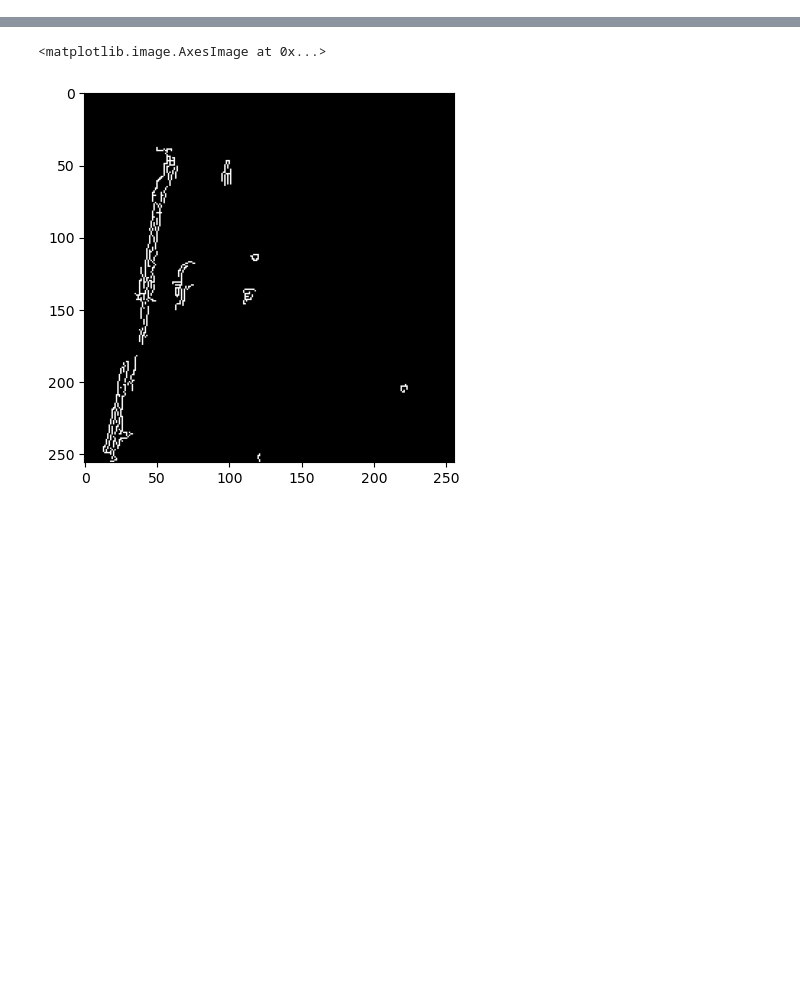
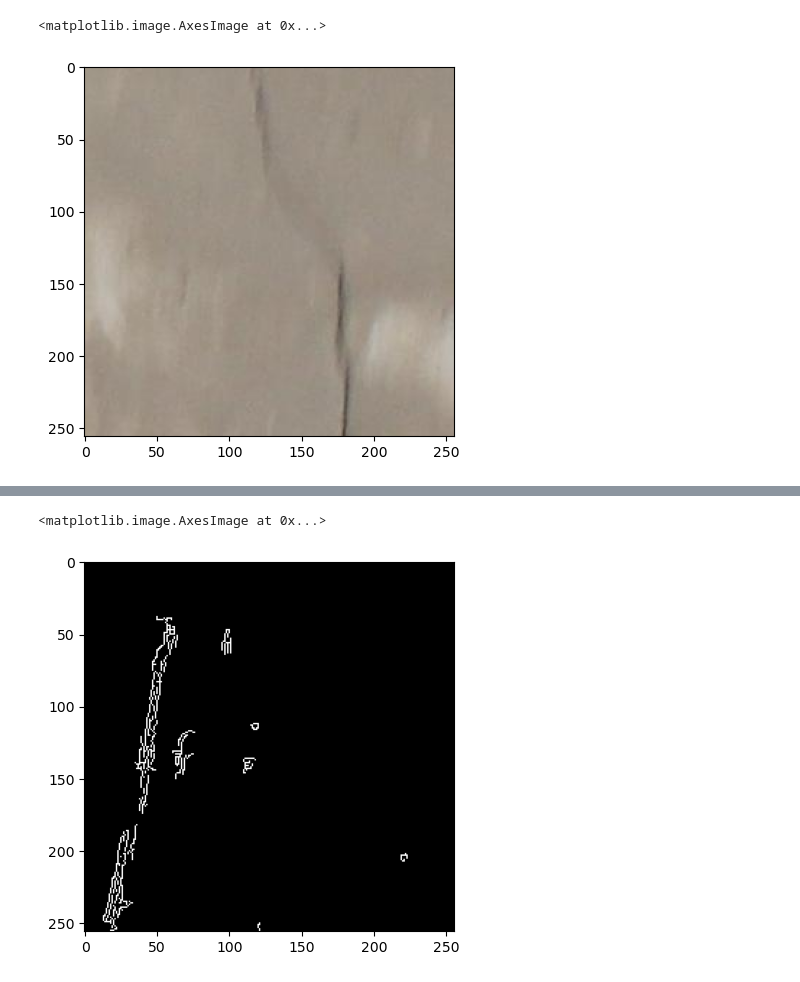
Before and after one commit to esterchamps/Projeto-PDI, a Jupyter notebook: Modelo_rachaduras.ipynb, the cells around one changed output, grey strips where cells are left out. Cells and saved outputs as stored; diff of their text form; code cells hidden in the pictures; blank space fills up the shorter version.

Commit message:
adicionando leitura das imagens com median blur

```diff
--- a/Modelo_rachaduras.ipynb
+++ b/Modelo_rachaduras.ipynb
@@ -15,16 +15,21 @@ image_heigth = 256
 # %%
 crack_images_list = []
 for image_name in crack_images_name_list:
-    im = cv2.imread('dataset/train/crack/'+ image_name, cv2.IMREAD_GRAYSCALE)
-    #im_color = cv2.cvtColor(im, cv2.COLOR_BGR2RGB)
-    im_resized = cv2.resize(im, (image_width, image_heigth))
+    im = cv2.imread('dataset/train/crack/'+ image_name)
+    im_color = cv2.cvtColor(im, cv2.COLOR_BGR2RGB)
+    im_resized = cv2.resize(im_color, (image_width, image_heigth))
+    im_blur = cv2.medianBlur(im_resized, 3)
     crack_images_list.append(im_resized)
 
 noncrack_images_list = []
 for image_name in noncrack_images_name_list:
     im = cv2.imread('dataset/train/non-crack/'+ image_name, cv2.IMREAD_GRAYSCALE)
-    #im_color = cv2.cvtColor(im, cv2.COLOR_BGR2RGB)
-    im_resized = cv2.resize(im, (image_width, image_heigth))
+    im_color = cv2.cvtColor(im, cv2.COLOR_BGR2RGB)
+    im_resized = cv2.resize(im_color, (image_width, image_heigth))
+    im_blur = cv2.medianBlur(im_resized, 3)
     noncrack_images_list.append(im_resized)
 # %%
-#plt.imshow(crack_images_list[0], cmap='gray')
+plt.imshow(crack_images_list[3])
+# %% [output]
+<matplotlib.image.AxesImage at 0x...>
+[figure, added]
```
Also changed, not shown: parts of 3 cells of this notebook.
